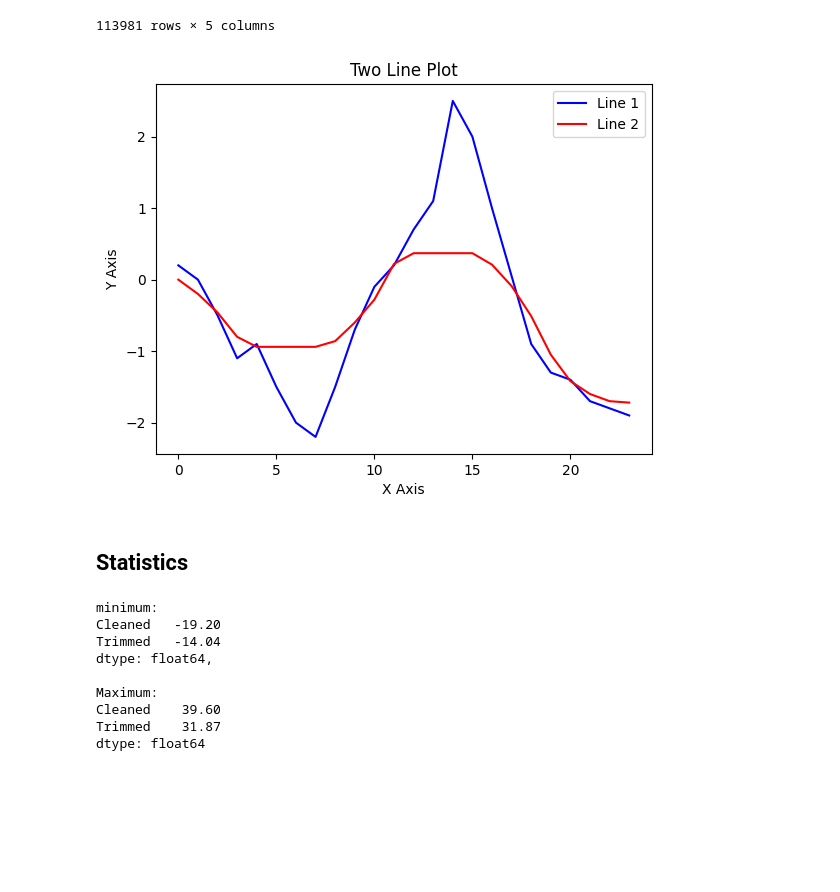
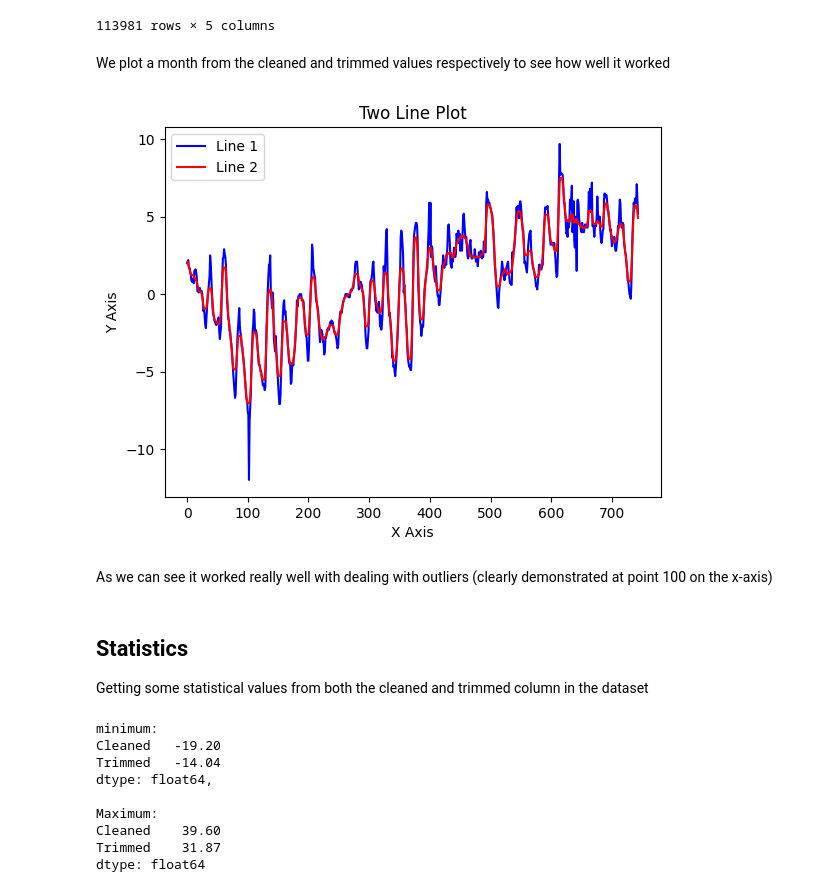
Before and after one commit to SebbeCaliban/DataAnalys, a Jupyter notebook: Smhi_analys.ipynb, the cells around one changed output. Cells and saved outputs as stored; diff of their text form; code cells hidden in the pictures; blank space fills up the shorter version.

```diff
--- a/Smhi_analys.ipynb
+++ b/Smhi_analys.ipynb
@@ -57,7 +57,7 @@ def find_value(df, index):
 
 
 for index, row in df.iterrows():
-    if index == 113980:
+    if index == len(df) - 1:
         df.at[index, "Cleaned"] = df.at[index-1, "Lufttemperatur"]
     else:
         df.at[index, "Cleaned"] = find_value(df, index)
@@ -114,26 +114,31 @@ df
 | 113979 | 2023-01-01 | 05:00:00 | 8.7 | 8.7 | 8.366667 |
 | 113980 | 2023-01-01 | 06:00:00 | NaN | 8.7 | 8.700000 |
 113981 rows × 5 columns
+# %% [markdown]
+We plot a month from the cleaned and trimmed values respectively to see how well it worked
 # %%
-x = range(24)
-y1 = df.Cleaned[24:48]
-y2 = df.Trimmed[24:48]
+x = range(744)
+y1 = df.Cleaned[0:744]
+y2 = df.Trimmed[0:744]
 plt.plot(x, y1, label='Line 1', color = "blue")
 plt.plot(x, y2, label='Line 2', color="red")
 
 # add a legend and labels
 plt.legend()
 plt.xlabel('X Axis')
 plt.ylabel('Y Axis')
 plt.title('Two Line Plot')
 
 
 # display the plot
 plt.show()
 # %% [output]
-[figure, old version]
+[figure, new version]
-# %% [markdown]
-## Statistics
+# %% [markdown]
+As we can see it worked really well with dealing with outliers (clearly demonstrated at point 100 on the x-axis)
+# %% [markdown]
+## Statistics
+Getting some statistical values from both the cleaned and trimmed column in the dataset
 # %%
 # Minimum and maximum
 minimum = df[["Cleaned", "Trimmed"]].min()
```
Also changed, not shown: parts of 10 cells of this notebook.
